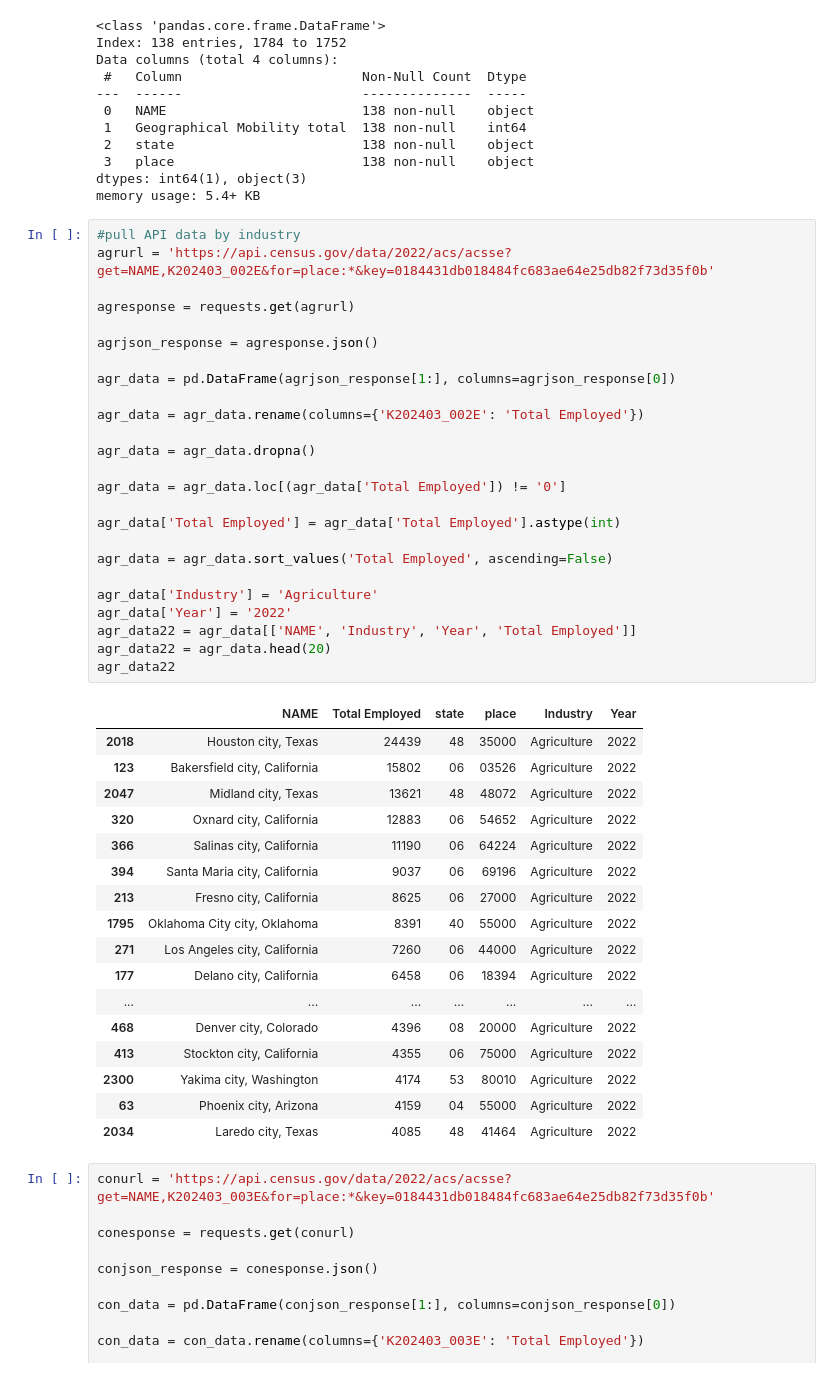
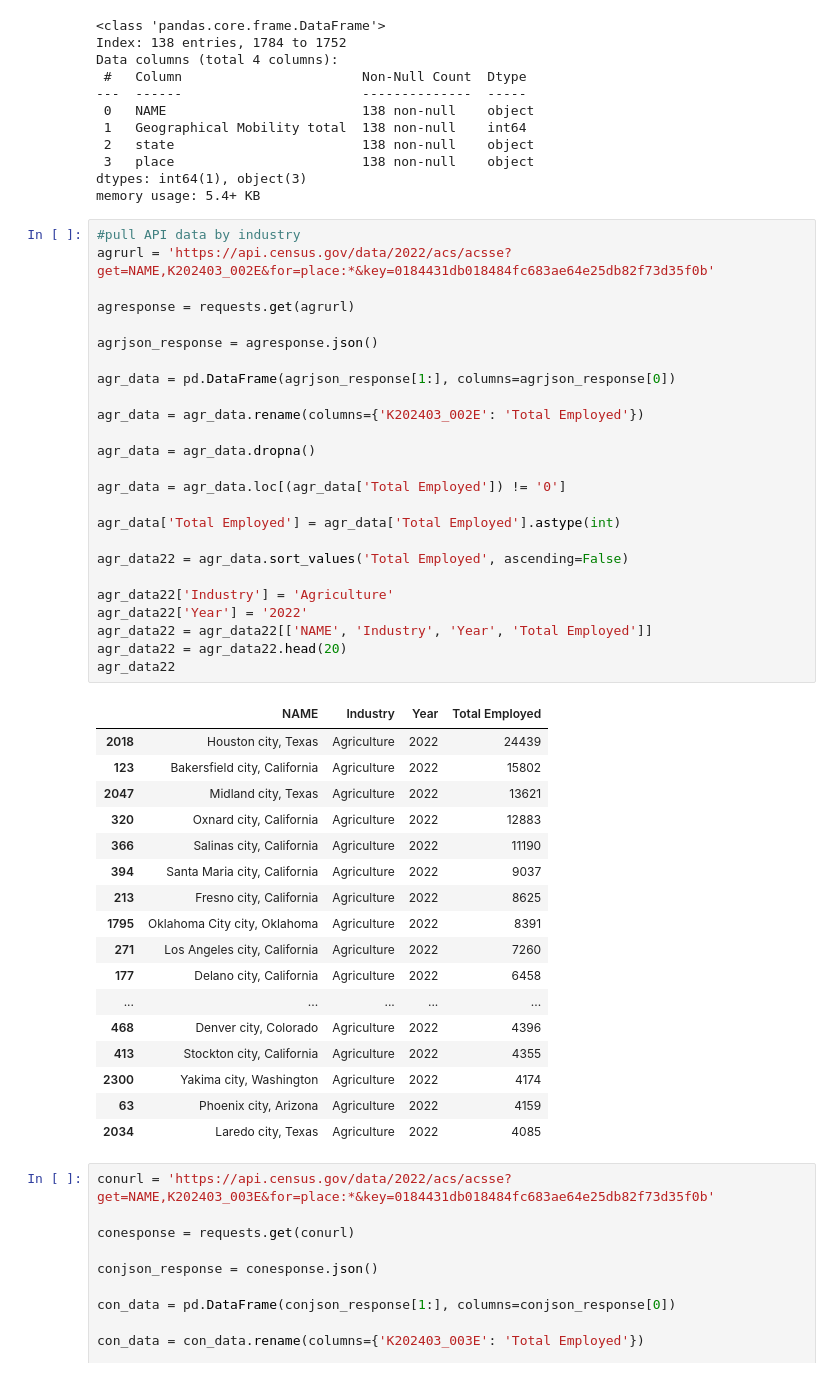
Before and after one commit to tcasteel/Project-3, a Jupyter notebook: census_api_test.ipynb, the cells around one changed output. Drawn from its saved outputs; the diff is of its cells as text.

```diff
--- a/census_api_test.ipynb
+++ b/census_api_test.ipynb
@@ -66,46 +66,46 @@ memory usage: 5.4+ KB
 # %%
 #pull API data by industry
 agrurl = 'https://api.census.gov/data/2022/acs/acsse?get=NAME,K202403_002E&for=place:*&key=0184431db018484fc683ae64e25db82f73d35f0b'
 
 agresponse = requests.get(agrurl)
 
 agrjson_response = agresponse.json()
 
 agr_data = pd.DataFrame(agrjson_response[1:], columns=agrjson_response[0])
 
 agr_data = agr_data.rename(columns={'K202403_002E': 'Total Employed'})
 
 agr_data = agr_data.dropna()
 
 agr_data = agr_data.loc[(agr_data['Total Employed']) != '0']
 
 agr_data['Total Employed'] = agr_data['Total Employed'].astype(int)
 
-agr_data = agr_data.sort_values('Total Employed', ascending=False)
+agr_data22 = agr_data.sort_values('Total Employed', ascending=False)
 
-agr_data['Industry'] = 'Agriculture'
-agr_data['Year'] = '2022'
-agr_data22 = agr_data[['NAME', 'Industry', 'Year', 'Total Employed']]
-agr_data22 = agr_data.head(20)
+agr_data22['Industry'] = 'Agriculture'
+agr_data22['Year'] = '2022'
+agr_data22 = agr_data22[['NAME', 'Industry', 'Year', 'Total Employed']]
+agr_data22 = agr_data22.head(20)
 agr_data22
 # %% [output]
-|  | NAME | Total Employed | state | place | Industry | Year |
-| 2018 | Houston city, Texas | 24439 | 48 | 35000 | Agriculture | 2022 |
-| 123 | Bakersfield city, California | 15802 | 06 | 03526 | Agriculture | 2022 |
-| 2047 | Midland city, Texas | 13621 | 48 | 48072 | Agriculture | 2022 |
-| 320 | Oxnard city, California | 12883 | 06 | 54652 | Agriculture | 2022 |
-| 366 | Salinas city, California | 11190 | 06 | 64224 | Agriculture | 2022 |
-| 394 | Santa Maria city, California | 9037 | 06 | 69196 | Agriculture | 2022 |
-| 213 | Fresno city, California | 8625 | 06 | 27000 | Agriculture | 2022 |
-| 1795 | Oklahoma City city, Oklahoma | 8391 | 40 | 55000 | Agriculture | 2022 |
-| 271 | Los Angeles city, California | 7260 | 06 | 44000 | Agriculture | 2022 |
-| 177 | Delano city, California | 6458 | 06 | 18394 | Agriculture | 2022 |
-| ... | ... | ... | ... | ... | ... | ... |
-| 468 | Denver city, Colorado | 4396 | 08 | 20000 | Agriculture | 2022 |
-| 413 | Stockton city, California | 4355 | 06 | 75000 | Agriculture | 2022 |
-| 2300 | Yakima city, Washington | 4174 | 53 | 80010 | Agriculture | 2022 |
-| 63 | Phoenix city, Arizona | 4159 | 04 | 55000 | Agriculture | 2022 |
-| 2034 | Laredo city, Texas | 4085 | 48 | 41464 | Agriculture | 2022 |
+|  | NAME | Industry | Year | Total Employed |
+| 2018 | Houston city, Texas | Agriculture | 2022 | 24439 |
+| 123 | Bakersfield city, California | Agriculture | 2022 | 15802 |
+| 2047 | Midland city, Texas | Agriculture | 2022 | 13621 |
+| 320 | Oxnard city, California | Agriculture | 2022 | 12883 |
+| 366 | Salinas city, California | Agriculture | 2022 | 11190 |
+| 394 | Santa Maria city, California | Agriculture | 2022 | 9037 |
+| 213 | Fresno city, California | Agriculture | 2022 | 8625 |
+| 1795 | Oklahoma City city, Oklahoma | Agriculture | 2022 | 8391 |
+| 271 | Los Angeles city, California | Agriculture | 2022 | 7260 |
+| 177 | Delano city, California | Agriculture | 2022 | 6458 |
+| ... | ... | ... | ... | ... |
+| 468 | Denver city, Colorado | Agriculture | 2022 | 4396 |
+| 413 | Stockton city, California | Agriculture | 2022 | 4355 |
+| 2300 | Yakima city, Washington | Agriculture | 2022 | 4174 |
+| 63 | Phoenix city, Arizona | Agriculture | 2022 | 4159 |
+| 2034 | Laredo city, Texas | Agriculture | 2022 | 4085 |
 # %%
 conurl = 'https://api.census.gov/data/2022/acs/acsse?get=NAME,K202403_003E&for=place:*&key=0184431db018484fc683ae64e25db82f73d35f0b'
 
```
Also changed, not shown: parts of 13 cells of this notebook.
